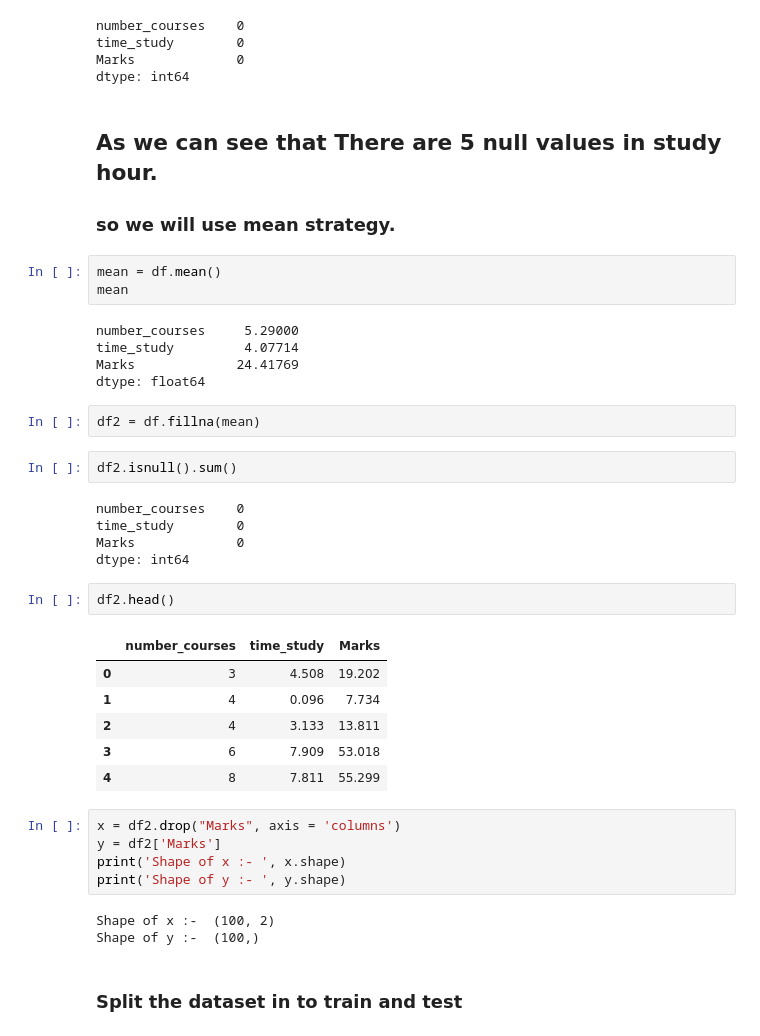
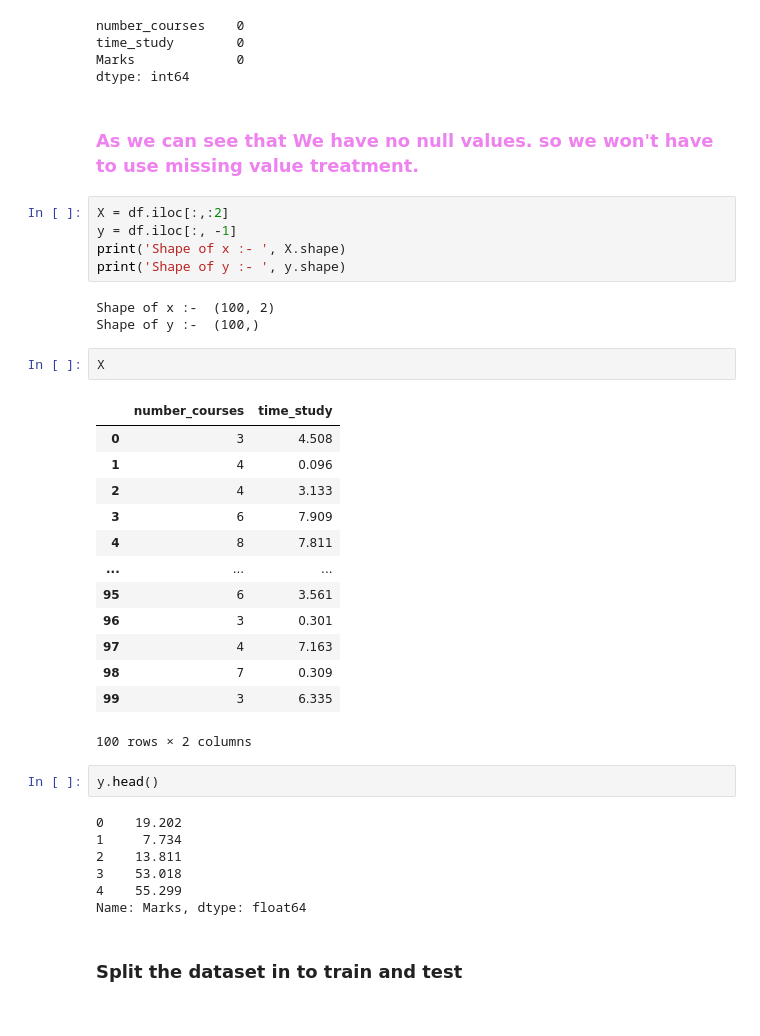
Before and after one commit to akshatraj26/Student-Mark-Prediction, a Jupyter notebook: Mark Predictor using two columns.ipynb, the cells around one changed output. Drawn from its saved outputs; the diff is of its cells as text.

```diff
--- a/Mark Predictor using two columns.ipynb
+++ b/Mark Predictor using two columns.ipynb
@@ -101,42 +101,40 @@ time_study        0
 Marks             0
 dtype: int64
 # %% [markdown]
-## As we can see that There are 5 null values in study hour.
-### so we will use mean strategy.
+<h3 style='color:violet'>As we can see that We have no null values. so we won't have to use missing value treatment.</h3>
-# %%
-mean = df.mean()
-mean
-# %% [output]
-number_courses     5.29000
-time_study         4.07714
-Marks             24.41769
-dtype: float64
-# %%
-df2 = df.fillna(mean)
-# %%
-df2.isnull().sum()
-# %% [output]
-number_courses    0
-time_study        0
-Marks             0
-dtype: int64
+# %%
+X = df.iloc[:,:2]
+y = df.iloc[:, -1]
+print('Shape of x :- ', X.shape)
+print('Shape of y :- ', y.shape)
+# %% [output]
+Shape of x :-  (100, 2)
+Shape of y :-  (100,)
+# %%
+X
+# %% [output]
+|  | number_courses | time_study |
+| 0 | 3 | 4.508 |
+| 1 | 4 | 0.096 |
+| 2 | 4 | 3.133 |
+| 3 | 6 | 7.909 |
+| 4 | 8 | 7.811 |
+| ... | ... | ... |
+| 95 | 6 | 3.561 |
+| 96 | 3 | 0.301 |
+| 97 | 4 | 7.163 |
+| 98 | 7 | 0.309 |
+| 99 | 3 | 6.335 |
+100 rows × 2 columns
 # %%
-df2.head()
+y.head()
 # %% [output]
-|  | number_courses | time_study | Marks |
-| 0 | 3 | 4.508 | 19.202 |
-| 1 | 4 | 0.096 | 7.734 |
-| 2 | 4 | 3.133 | 13.811 |
-| 3 | 6 | 7.909 | 53.018 |
-| 4 | 8 | 7.811 | 55.299 |
+0    19.202
+1     7.734
+2    13.811
+3    53.018
+4    55.299
+Name: Marks, dtype: float64
-# %%
-x = df2.drop("Marks", axis = 'columns')
-y = df2['Marks']
-print('Shape of x :- ', x.shape)
-print('Shape of y :- ', y.shape)
-# %% [output]
-Shape of x :-  (100, 2)
-Shape of y :-  (100,)
 # %% [markdown]
 ### Split the dataset in to train and test
 # %%
```
Also changed, not shown: parts of 11 cells of this notebook, 7 other files.
